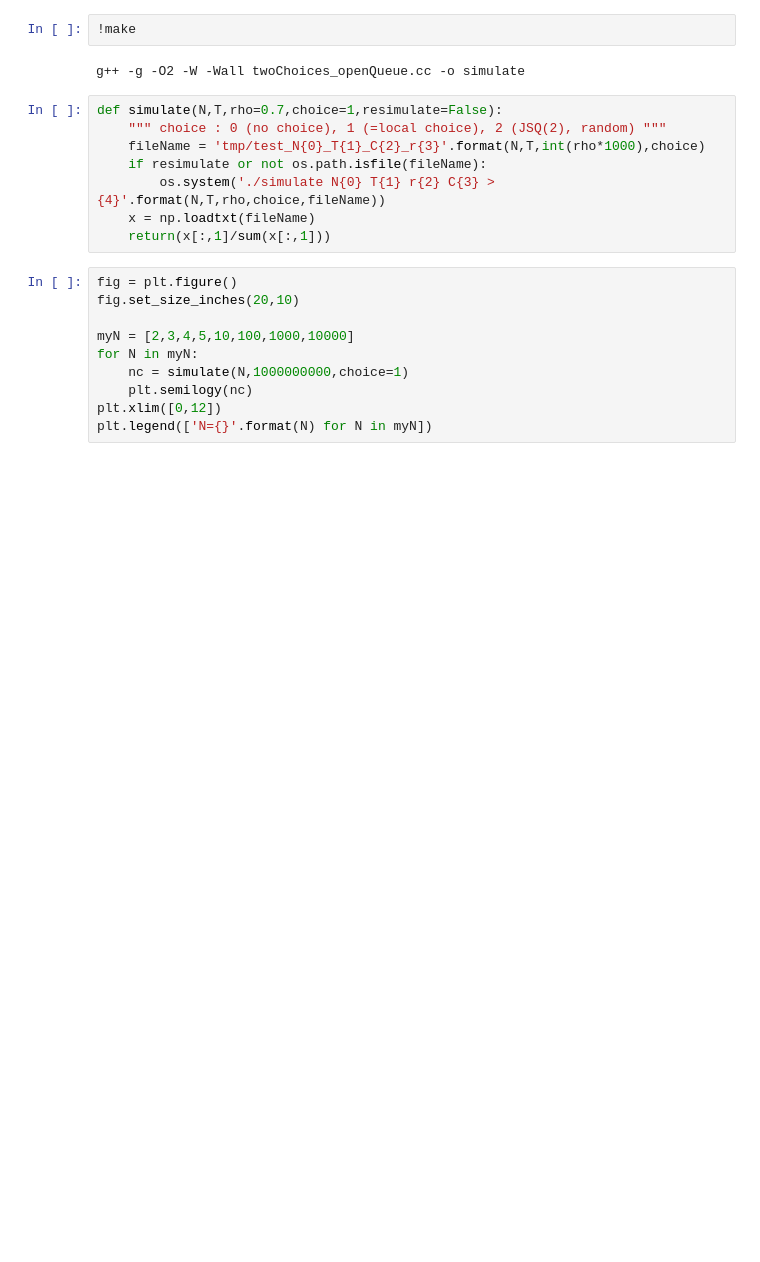
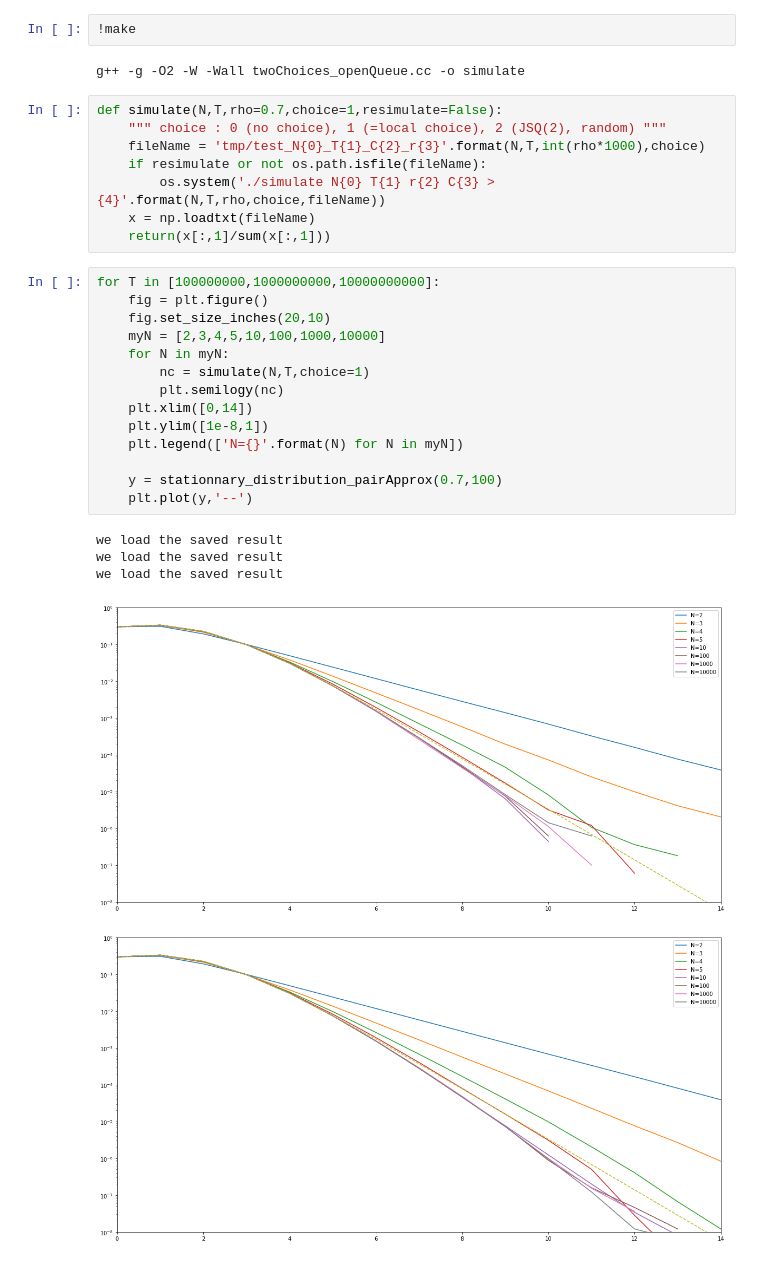
Before and after one commit to ngast/simuTwoLocalChoice, a Jupyter notebook: test_localTwoChoice.ipynb, the cells around one changed output. Saved outputs shown, nothing was run; the diff lists cells and outputs as text; blank space fills up the shorter version.

Commit message:
test of pair approximation : it seems exact

```diff
--- a/test_localTwoChoice.ipynb
+++ b/test_localTwoChoice.ipynb
@@ -16,12 +21,22 @@ def simulate(N,T,rho=0.7,choice=1,resimulate=False):
     x = np.loadtxt(fileName)
     return(x[:,1]/sum(x[:,1]))
 # %%
-fig = plt.figure()
-fig.set_size_inches(20,10)
+for T in [100000000,1000000000,10000000000]:
+    fig = plt.figure()
+    fig.set_size_inches(20,10)
+    myN = [2,3,4,5,10,100,1000,10000]
+    for N in myN:
+        nc = simulate(N,T,choice=1)
+        plt.semilogy(nc)
+    plt.xlim([0,14])
+    plt.ylim([1e-8,1])
+    plt.legend(['N={}'.format(N) for N in myN])
 
-myN = [2,3,4,5,10,100,1000,10000]
-for N in myN:
-    nc = simulate(N,1000000000,choice=1)
-    plt.semilogy(nc)
-plt.xlim([0,12])
-plt.legend(['N={}'.format(N) for N in myN])
+    y = stationnary_distribution_pairApprox(0.7,100)
+    plt.plot(y,'--')
+# %% [output]
+we load the saved result
+we load the saved result
+we load the saved result
+[figure, added]
+[figure, added]
```
Also changed, not shown: parts of 5 cells of this notebook, 15 other files.
